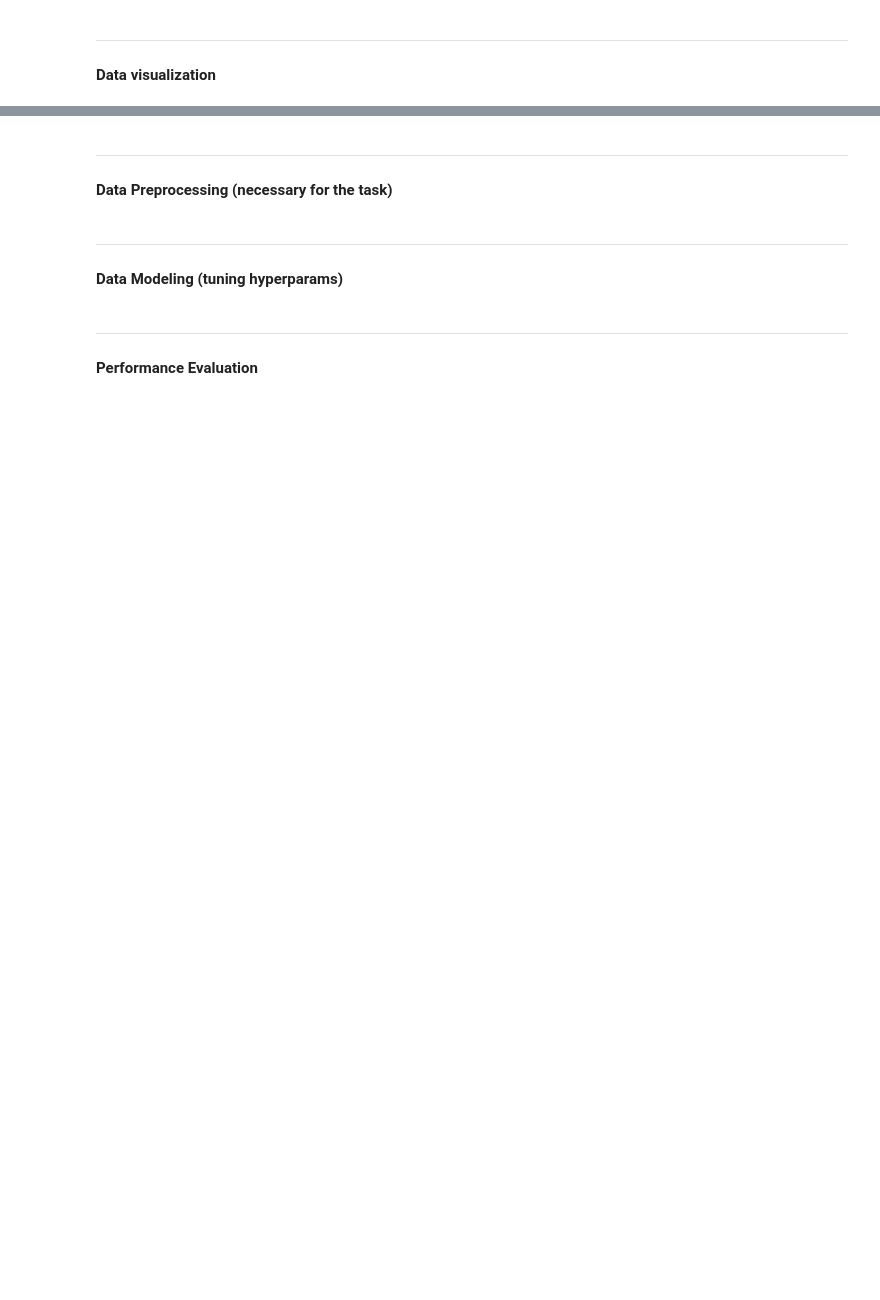
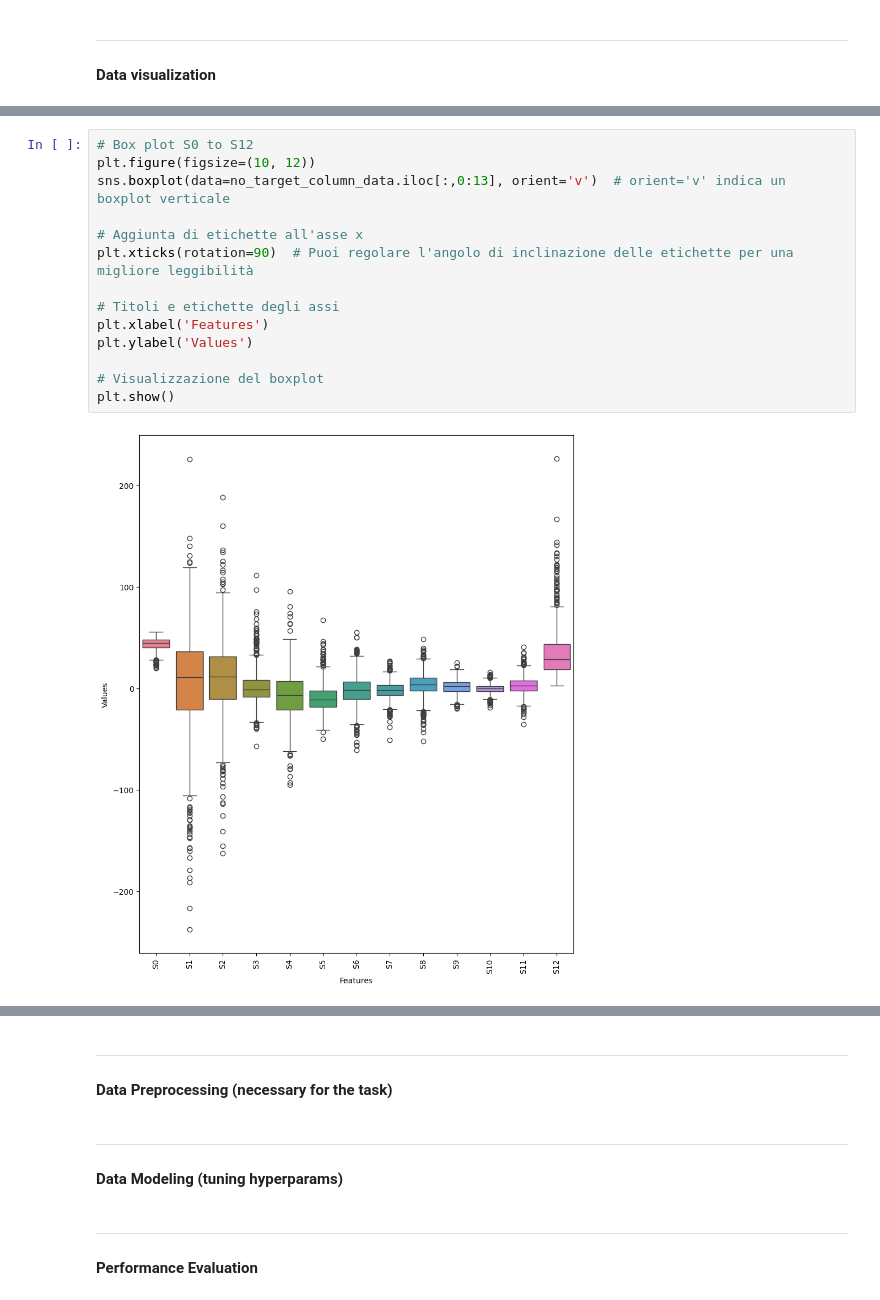
Before and after one commit to gabM27/audio-track-year-recognizer, a Jupyter notebook: TrainingModule/main.ipynb, the cells around one changed output, grey strips where cells are left out. Cells and saved outputs as stored; diff of their text form; blank space fills up the shorter version.

```diff
--- a/TrainingModule/main.ipynb
+++ b/TrainingModule/main.ipynb
@@ -125,0 +186,16 @@ Year
+# %%
+# Box plot S0 to S12
+plt.figure(figsize=(10, 12))
+sns.boxplot(data=no_target_column_data.iloc[:,0:13], orient='v')  # orient='v' indica un boxplot verticale
+
+# Aggiunta di etichette all'asse x
+plt.xticks(rotation=90)  # Puoi regolare l'angolo di inclinazione delle etichette per una migliore leggibilità
+
+# Titoli e etichette degli assi
+plt.xlabel('Features')
+plt.ylabel('Values')
+
+# Visualizzazione del boxplot
+plt.show()
+# %% [output]
+[figure, added]
```
Also changed, not shown: parts of 21 cells of this notebook.
